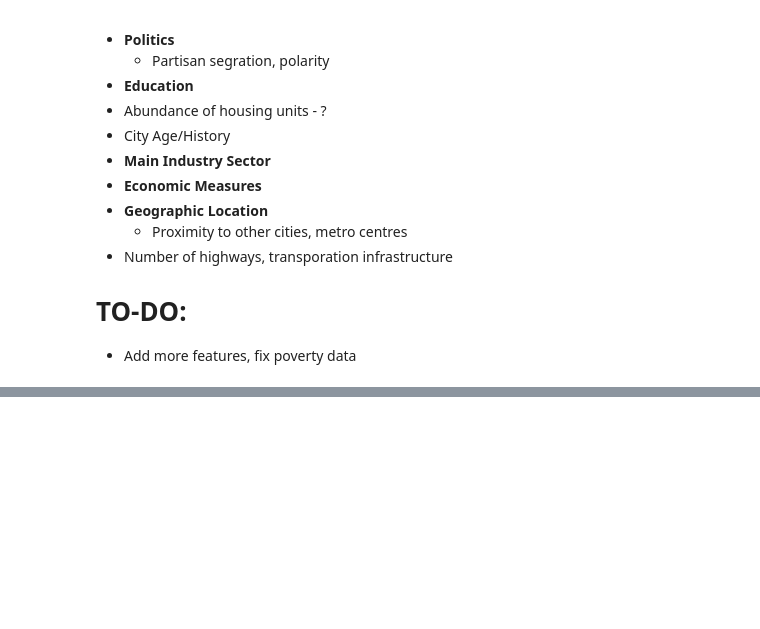
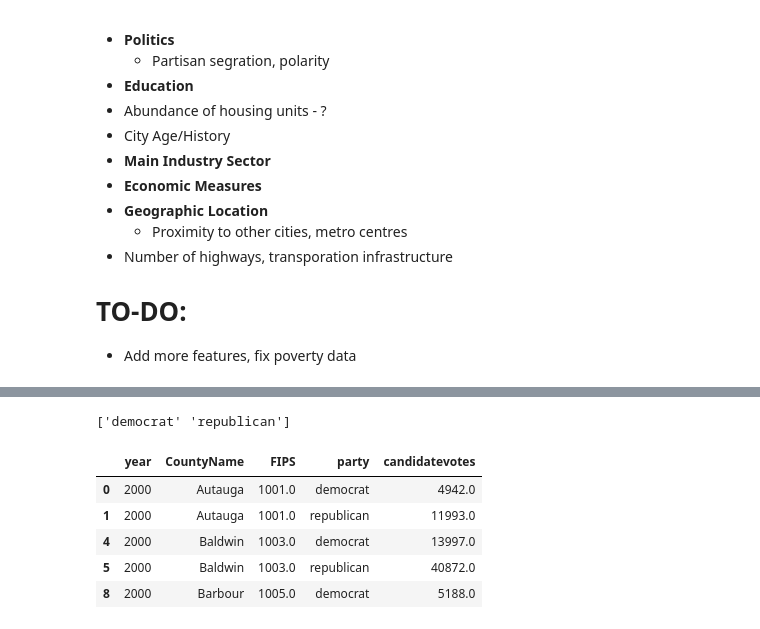
Before and after one commit to agupta01/ds3-zillow, a Jupyter notebook: geographic_eda/create_vectors.ipynb, the cells around one changed output, grey strips where cells are left out. Drawn from its saved outputs; the diff is of its cells as text; code cells hidden in the pictures; blank space fills up the shorter version.

```diff
--- a/geographic_eda/create_vectors.ipynb
+++ b/geographic_eda/create_vectors.ipynb
@@ -179,0 +106,22 @@ political_df
+# %%
+political_df = pd.read_csv('../geographic_eda/countypres_2000-2016.csv')
+political_df = political_df[#(political_df['year'] == 2004) &
+                            ((political_df['party'] == 'democrat')
+                           | (political_df['party'] == 'republican'))] #keep only dem and rep parties
+political_df.drop(
+    ['version', 'state_po', 'state', 'office', 'candidate', 'totalvotes'],
+    axis=1, inplace=True)
+political_df.dropna(subset=['FIPS'], axis=0, inplace=True)
+political_df.rename(columns={'county': 'CountyName'}, inplace=True)
+political_df['CountyName'] = political_df['CountyName'].apply(lambda x: str(x))
+
+print(political_df['party'].unique())
+political_df.head()
+# %% [output]
+['democrat' 'republican']
+|  | year | CountyName | FIPS | party | candidatevotes |
+| 0 | 2000 | Autauga | 1001.0 | democrat | 4942.0 |
+| 1 | 2000 | Autauga | 1001.0 | republican | 11993.0 |
+| 4 | 2000 | Baldwin | 1003.0 | democrat | 13997.0 |
+| 5 | 2000 | Baldwin | 1003.0 | republican | 40872.0 |
+| 8 | 2000 | Barbour | 1005.0 | democrat | 5188.0 |
```
Also changed, not shown: parts of 8 cells of this notebook, 1 other file.
